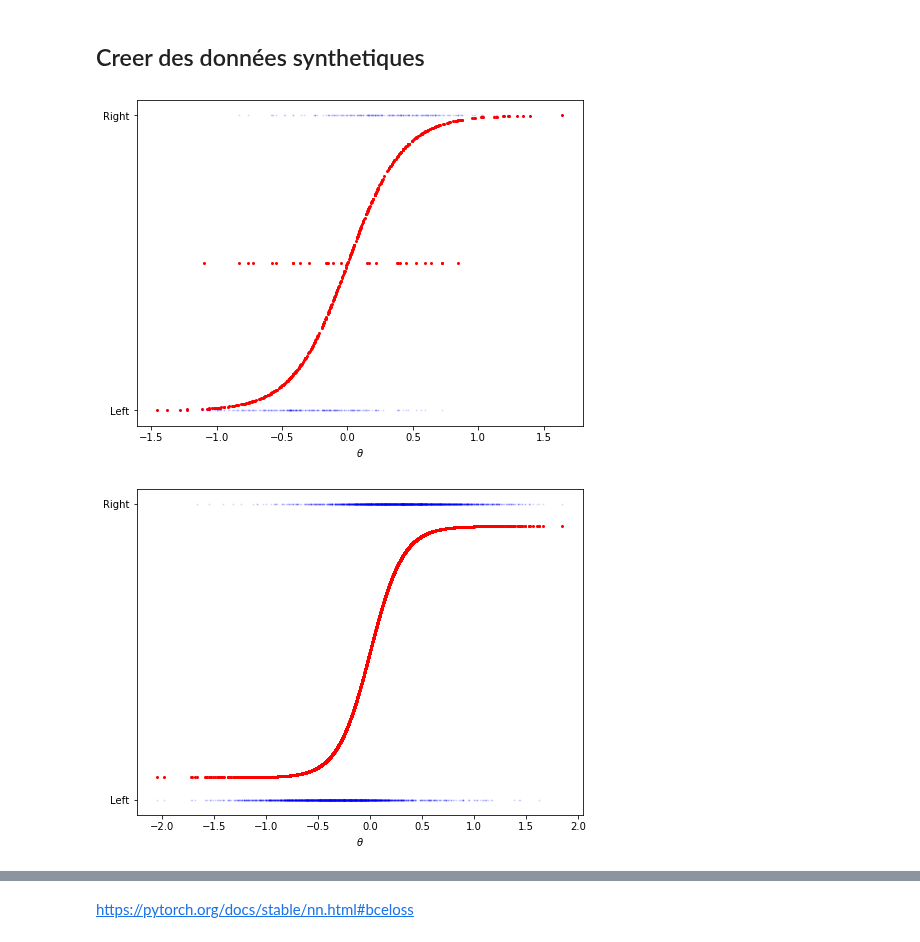
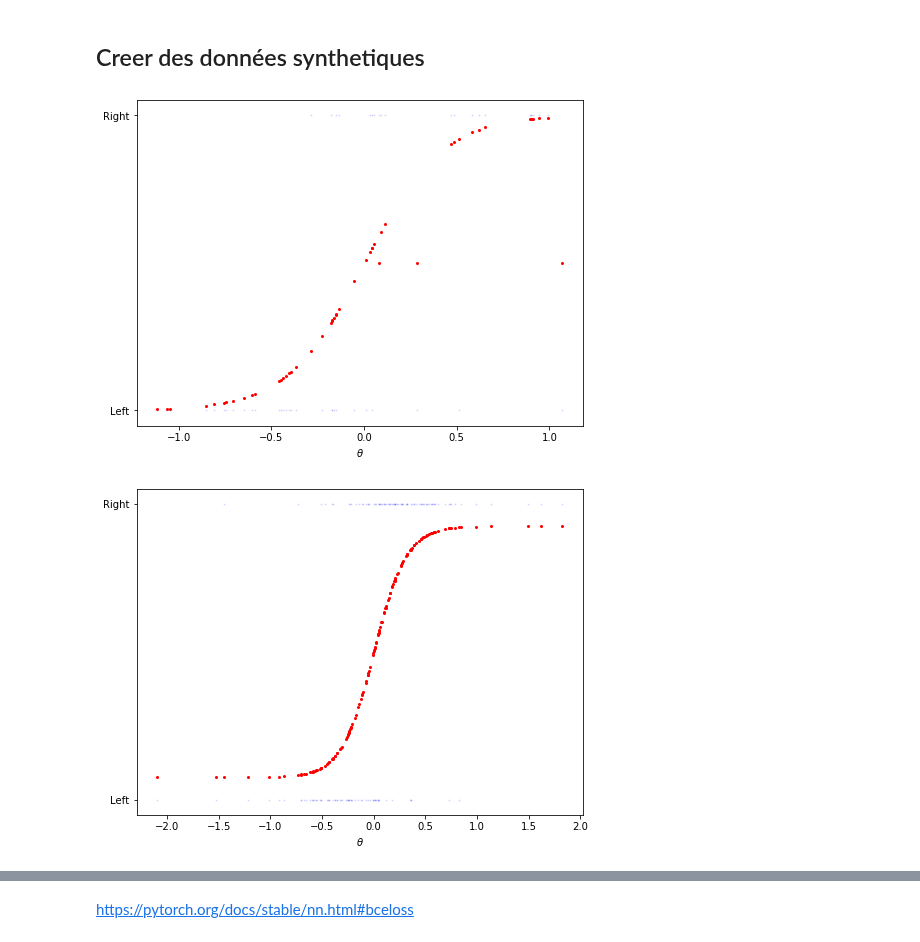
Before and after one commit to jennafradin/MSc-Internship, a Jupyter notebook: Notebooks/W05/37_theory-torch-fit.ipynb, the cells around one changed output, grey strips where cells are left out. Cells and saved outputs as stored; diff of their text form; code cells hidden in the pictures.

```diff
--- a/Notebooks/W05/37_theory-torch-fit.ipynb
+++ b/Notebooks/W05/37_theory-torch-fit.ipynb
@@ -7,32 +7,32 @@ import matplotlib.pyplot as plt
 ## Creer des données synthetiques
 # %%
 def get_data(
-            N = 500,
+            N = 50,
             p0 = 0.05,
             theta0 = 0,
             wt = np.pi/15,
             theta_std = np.pi/6):
     theta = np.random.randn(N)*theta_std
     a = (theta-theta0)/wt
     p = 1/(1+np.exp(-a))
 
     # p0/2 + (1-p0)/
     flip = np.random.rand(N) > p0
     p = p*flip + .5*(1-flip)
     y = np.random.rand(N) < p
     return theta, p, y
 
 theta, p, y = get_data()
 plt.figure(figsize = (8,6))
 plt.scatter(theta, p, s=4, color = 'r')
 plt.scatter(theta, y, s=1, alpha=.1, color = 'b')
 plt.xlabel(r'$\theta$')
 plt.yticks([0.,1.],['Left', 'Right']);
 # %% [output]
-[figure, old version]
+[figure, new version]
 # %%
 def get_data(
-            N = 5000,
+            N = 150,
             p0 = 0.15,
             theta0 = 0,
             wt = np.pi/20,
@@ -53,7 +53,7 @@ plt.scatter(theta, y, s=1, alpha=.1, color = 'b')
 plt.xlabel(r'$\theta$')
 plt.yticks([0.,1.],['Left', 'Right']);
 # %% [output]
-[figure, old version]
+[figure, new version]
 # %%
 import torch
 torch.set_default_tensor_type('torch.DoubleTensor')
```
Also changed, not shown: parts of 6 cells of this notebook, 2 other files.
